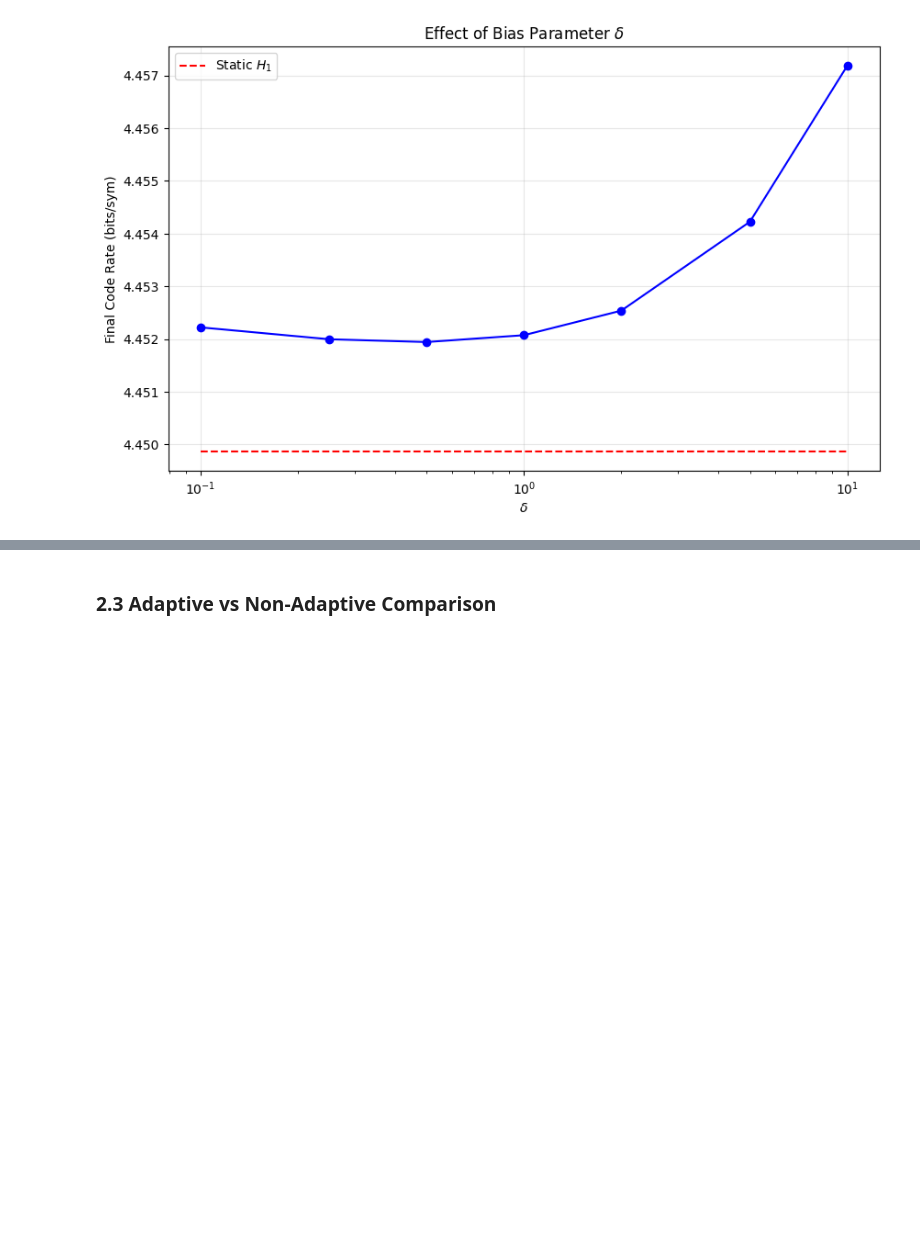
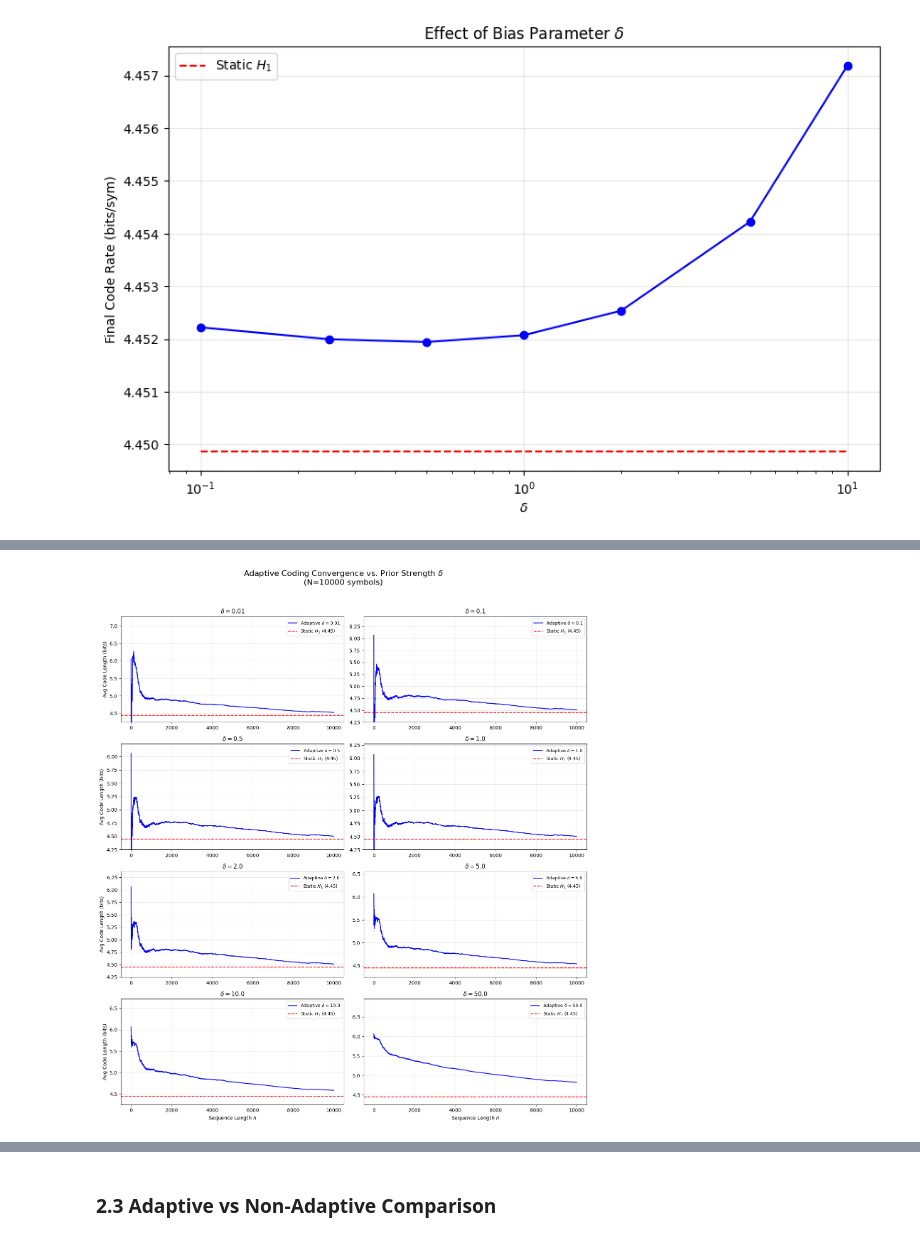
Before and after one commit to liuzihe02/iia, a Jupyter notebook: 3F7/FTR/3F7_FTR.ipynb, the cells around one changed output, grey strips where cells are left out. Cells and saved outputs as stored; diff of their text form; code cells hidden in the pictures; blank space fills up the shorter version.

Commit message:
more deltas

```diff
--- a/3F7/FTR/3F7_FTR.ipynb
+++ b/3F7/FTR/3F7_FTR.ipynb
@@ -183,3 +183,93 @@ delta=2.0: 4.4525 bits/sym
 delta=5.0: 4.4542 bits/sym
 delta=10.0: 4.4572 bits/sym
 [figure]
+# %%
+import matplotlib.pyplot as plt
+import numpy as np
+from math import log2
+from collections import Counter
+
+# --- 1. Setup Data & Constants ---
+# (Assuming 'hamlet' is already loaded in your environment)
+# If not, uncomment the line below for a test string:
+# hamlet = "to be or not to be that is the question " * 500
+
+N_sim = 10000  # Number of symbols to simulate for the plot
+all_chars = list(set(hamlet))
+alphabet_size = len(all_chars)
+
+# Calculate Static Entropy H_1 for reference
+freqs = Counter(hamlet)
+total_syms = sum(freqs.values())
+H_1 = -sum((count / total_syms) * log2(count / total_syms) for count in freqs.values())
+
+# --- 2. Define Deltas and Prepare Subplots ---
+deltas = [0.01, 0.1, 0.5, 1.0, 2.0, 5.0, 10.0, 50.0]
+fig, axes = plt.subplots(4, 2, figsize=(14, 16))
+fig.suptitle(
+    f"Adaptive Coding Convergence vs. Prior Strength $\delta$\n(N={N_sim} symbols)",
+    fontsize=16,
+)
+
+# Flatten axes array for easy iteration
+axes_flat = axes.flatten()
+
+# --- 3. Simulation Loop ---
+print(f"Running simulations for {len(deltas)} delta values...")
+
+for idx, delta in enumerate(deltas):
+    ax = axes_flat[idx]
+
+    # Initialize Model
+    # Prior: Add delta to every character count
+    counts = {c: delta for c in all_chars}
+    total_count = sum(counts.values())  # which is delta * alphabet_size
+
+    L_history = []
+    total_L = 0
+
+    # Run Adaptive Coding
+    for i, char in enumerate(hamlet[:N_sim]):
+        # 1. Encode: -log2(probability)
+        p = counts[char] / total_count
+        bits = -log2(p)
+        total_L += bits
+
+        # Track average rate
+        L_history.append(total_L / (i + 1))
+
+        # 2. Update Model
+        counts[char] += 1
+        total_count += 1
+
+    # --- 4. Plotting this Subplot ---
+    ax.plot(L_history, color="blue", linewidth=1.5, label=f"Adaptive $\delta={delta}$")
+    ax.axhline(
+        H_1,
+        color="red",
+        linestyle="--",
+        linewidth=1.5,
+        label=f"Static $H_1$ ({H_1:.2f})",
+    )
+
+    # Styling
+    ax.set_title(f"$\delta = {delta}$", fontsize=12, fontweight="bold")
+    ax.grid(True, alpha=0.3)
+    ax.legend(loc="upper right", fontsize=9)
+
+    # Only put labels on the outer edges to reduce clutter
+    if idx >= 6:  # Bottom row
+        ax.set_xlabel("Sequence Length $n$")
+    if idx % 2 == 0:  # Left column
+        ax.set_ylabel("Avg Code Length (bits)")
+
+    # Adjust Y-axis to focus on the convergence (clip extreme start-up spikes for readability)
+    # We focus on the range [H_1 - 0.5, H_1 + 4] usually
+    ax.set_ylim(H_1 - 0.2, max(L_history[100:]) + 1.0)
+
+plt.tight_layout(rect=[0, 0.0, 1, 0.96])  # Adjust for suptitle
+plt.savefig("images/delta_convergence_grid.png", dpi=300)
+plt.show()
+
+print("Plot generated.")
+# %% [output]
@@ -185,0 +277 @@ delta=10.0: 4.4572 bits/sym
+[figure, added]
```
Also changed, not shown: parts of 1 cell of this notebook, 3 other files.
